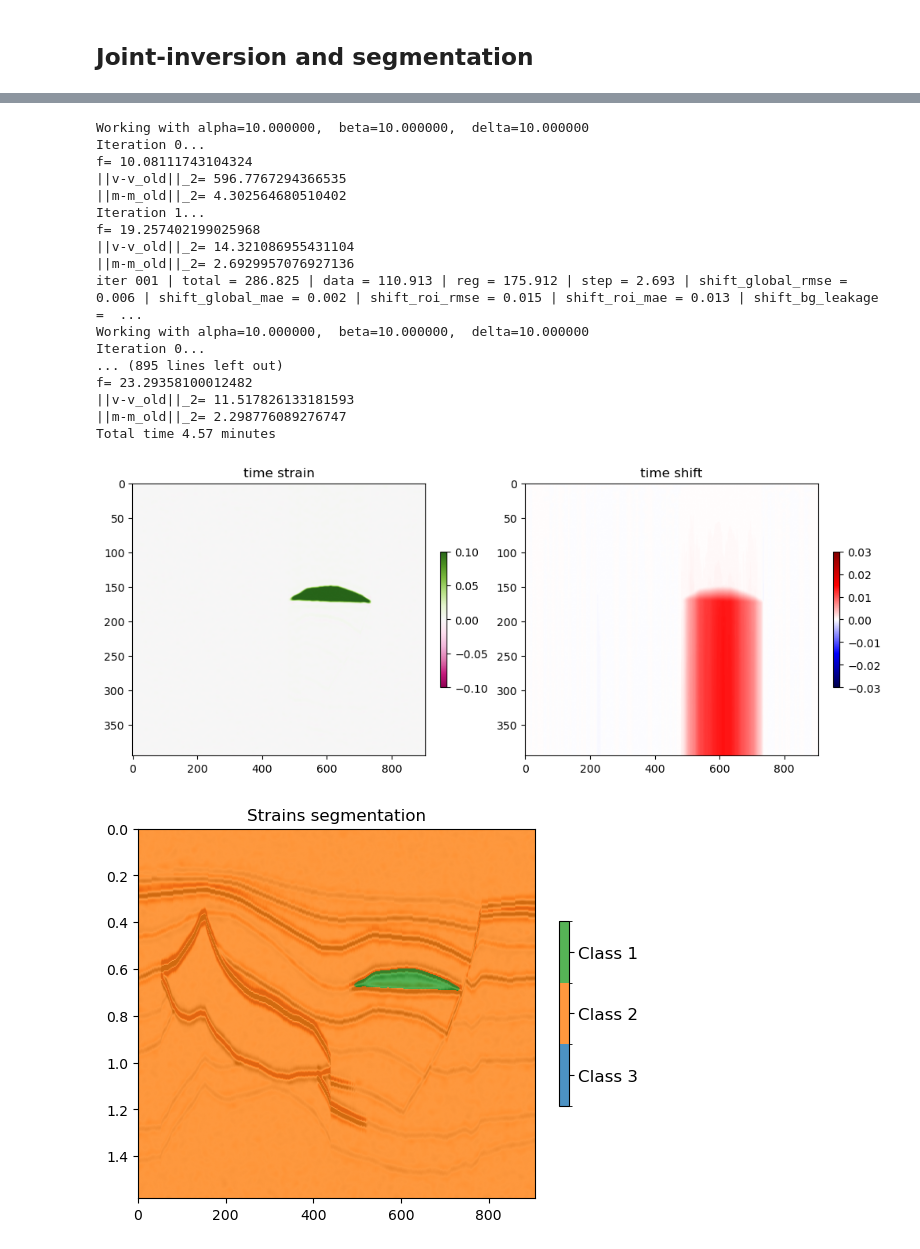
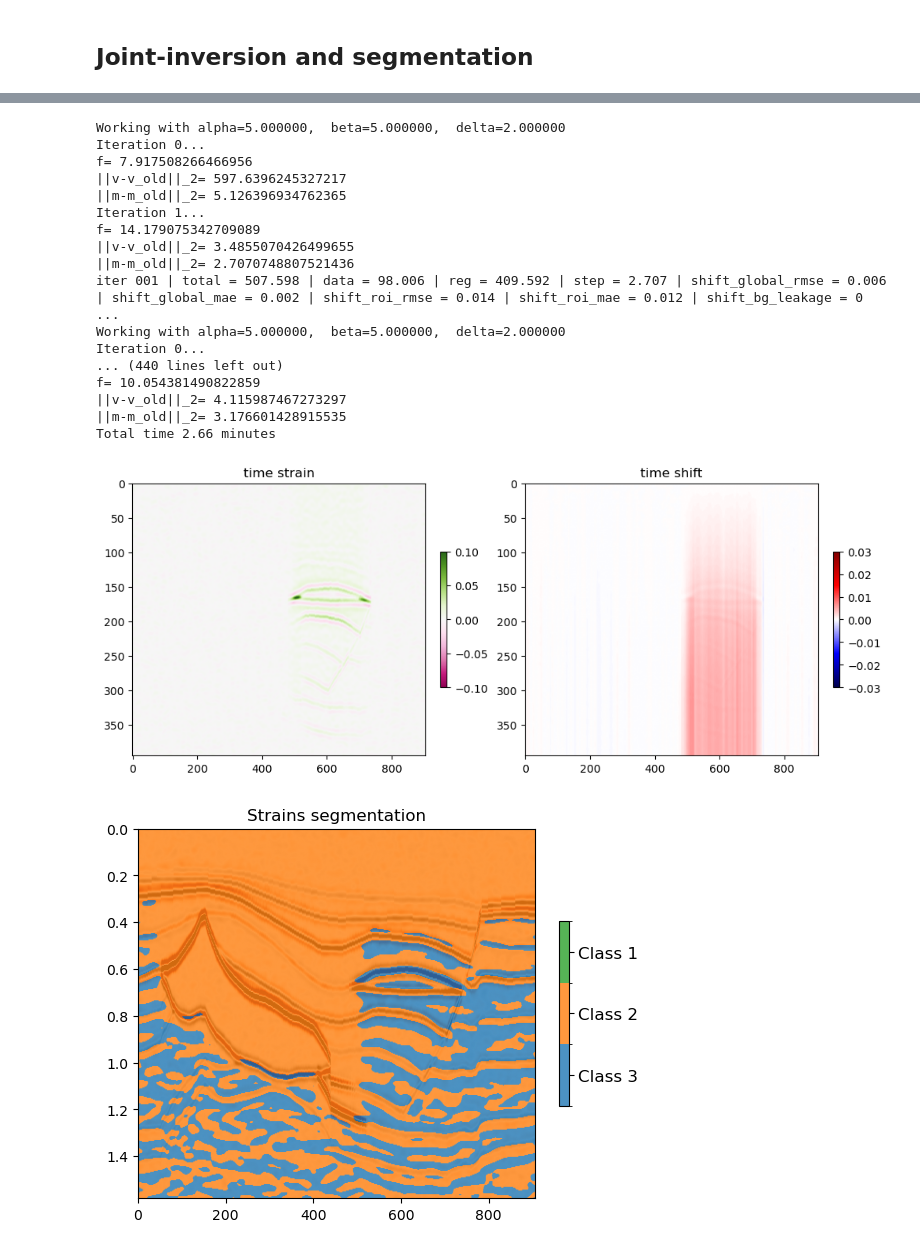
Before and after one commit to DIG-Kaust/strainprox, a Jupyter notebook: notebooks/hess/strain_inversion_cp.ipynb, the cells around one changed output, grey strips where cells are left out. Cells and saved outputs as stored; diff of their text form; code cells hidden in the pictures.

```diff
--- a/notebooks/hess/strain_inversion_cp.ipynb
+++ b/notebooks/hess/strain_inversion_cp.ipynb
@@ -319,13 +324,13 @@ Total time 4.67 minutes
 # %%
-outeriter = 100
+outeriter = 50
 l2niter = 25
 
-beta = 10.
-delta = 10.
-alpha = 10.
+beta = 5.0
+delta = 2.0
+alpha = 5.0
 niter = 2
 pdniter = 10
-segmentniter = 10
+segmentniter = 40
 bisectniter = 10
 outdir = '../results/hess'
 
@@ -340,10 +345,10 @@ d2i = d2.copy()
 gt_shift = C * utrue.reshape(dims)
 gt_strain = utrue.reshape(dims)
 
-cl = cp.array([-0.15, 0, 0.15])
+cl = cp.array([-0.23, 0., 0.23])
 
 L_approx = 8.
-mu = 0.5
+mu = 0.3
 tau = 0.99 / (mu * L_approx)
 
 metric_keys = ['global_mae', 'global_rmse', 'roi_mae', 'roi_rmse', 'bg_leakage', 'dice']
@@ -405,48 +410,48 @@ for i in range(outeriter):
             f"iter {i + 1:03d} | "
             f"total = {data_term + reg_term:.3f} | "
             f"data = {data_term:.3f} | "
             f"reg = {reg_term:.3f} | "
             f"step = {float(cp.linalg.norm(du)):.3f} | "
             + " | ".join(f"shift_{k} = {val:.3f}" for k, val in shift_metrics.items())
             + " | "
             + " | ".join(f"strain_{k} = {val:.3f}" for k, val in strain_metrics.items())
         )
 
 total_time = time.perf_counter() - start_time
 print(f'Total time {total_time / 60:.2f} minutes')
 
 pred_shift_np = cp.asnumpy(pred_shift)
 pred_strain_np = cp.asnumpy(pred_strain)
 d2i_np = cp.asnumpy(d2i)
 
 strain_shift(strain=pred_strain_np, shift=pred_shift_np)
 
 np.savez(
     '../results/hess/time_strain_jis.npz',
     shift=pred_shift,
     strain=pred_strain,
     d2s=d2i,
     **{k: np.array(v) for k, v in history.items()},
 )
 # %% [output]
-Working with alpha=10.000000,  beta=10.000000,  delta=10.000000
+Working with alpha=5.000000,  beta=5.000000,  delta=2.000000
 Iteration 0...
-f= 10.08111743104324
-||v-v_old||_2= 596.7767294366535
-||m-m_old||_2= 4.302564680510402
+f= 7.917508266466956
+||v-v_old||_2= 597.6396245327217
+||m-m_old||_2= 5.126396934762365
 Iteration 1...
-f= 19.257402199025968
-||v-v_old||_2= 14.321086955431104
-||m-m_old||_2= 2.6929957076927136
-iter 001 | total = 286.825 | data = 110.913 | reg = 175.912 | step = 2.693 | shift_global_rmse = 0.006 | shift_global_mae = 0.002 | shift_roi_rmse = 0.015 | shift_roi_mae = 0.013 | shift_bg_leakage =  ...
-Working with alpha=10.000000,  beta=10.000000,  delta=10.000000
+f= 14.179075342709089
+||v-v_old||_2= 3.4855070426499655
+||m-m_old||_2= 2.7070748807521436
+iter 001 | total = 507.598 | data = 98.006 | reg = 409.592 | step = 2.707 | shift_global_rmse = 0.006 | shift_global_mae = 0.002 | shift_roi_rmse = 0.014 | shift_roi_mae = 0.012 | shift_bg_leakage = 0 ...
+Working with alpha=5.000000,  beta=5.000000,  delta=2.000000
 Iteration 0...
-... (895 lines left out)
-f= 23.29358100012482
-||v-v_old||_2= 11.517826133181593
-||m-m_old||_2= 2.298776089276747
-Total time 4.57 minutes
+... (440 lines left out)
+f= 10.054381490822859
+||v-v_old||_2= 4.115987467273297
+||m-m_old||_2= 3.176601428915535
+Total time 2.66 minutes
-[figure, old version]
+[figure, new version]
 # %%
 class_colors = ['#1f77b4', '#ff7f0e', '#2ca02c']  # Blue, Orange, Green
 cmap = ListedColormap(class_colors)
@@ -461,4 +466,4 @@ plt.title('Strains segmentation')
 plt.axis('tight')
 plt.show()
 # %% [output]
-[figure, old version]
+[figure, new version]
```
Also changed, not shown: parts of 3 cells of this notebook, 3 other files.
